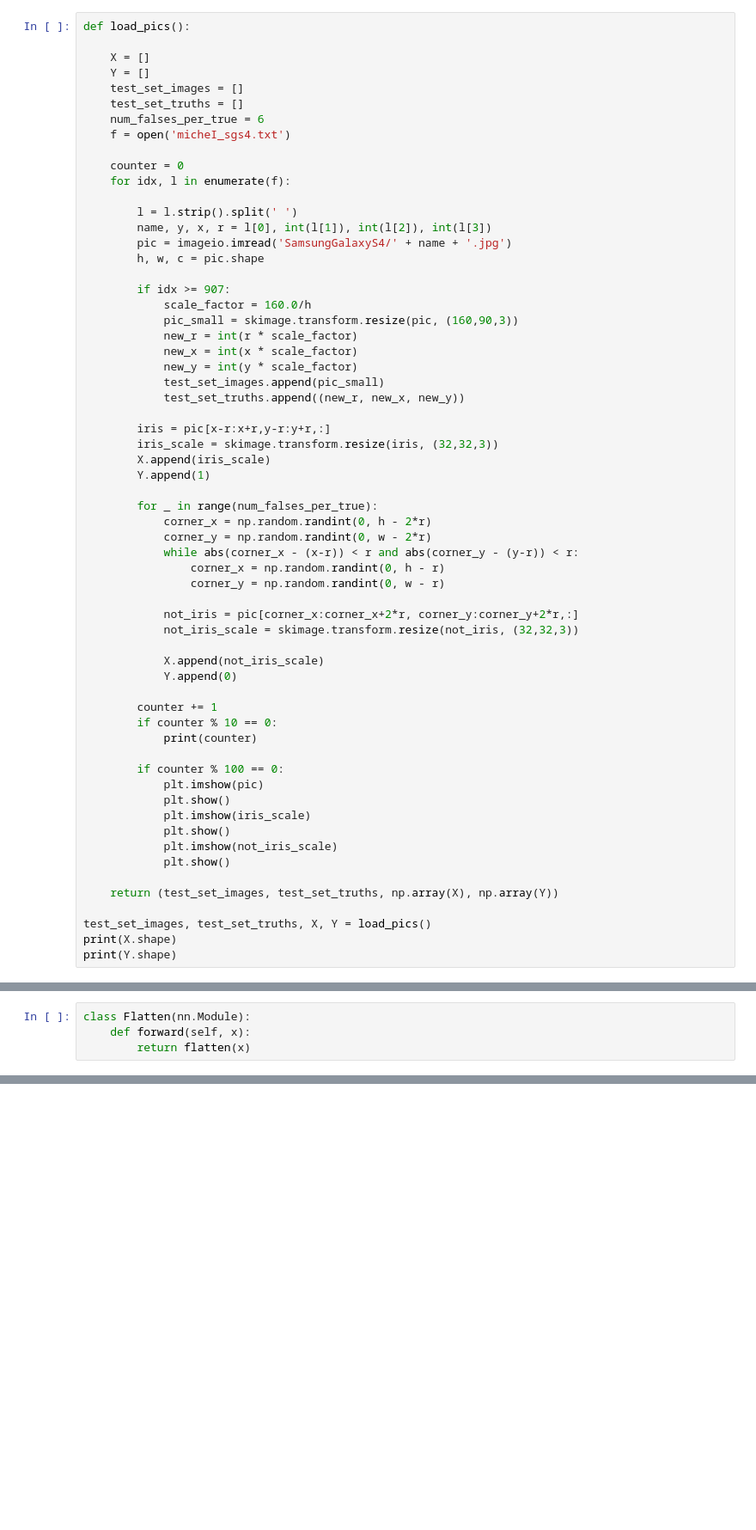
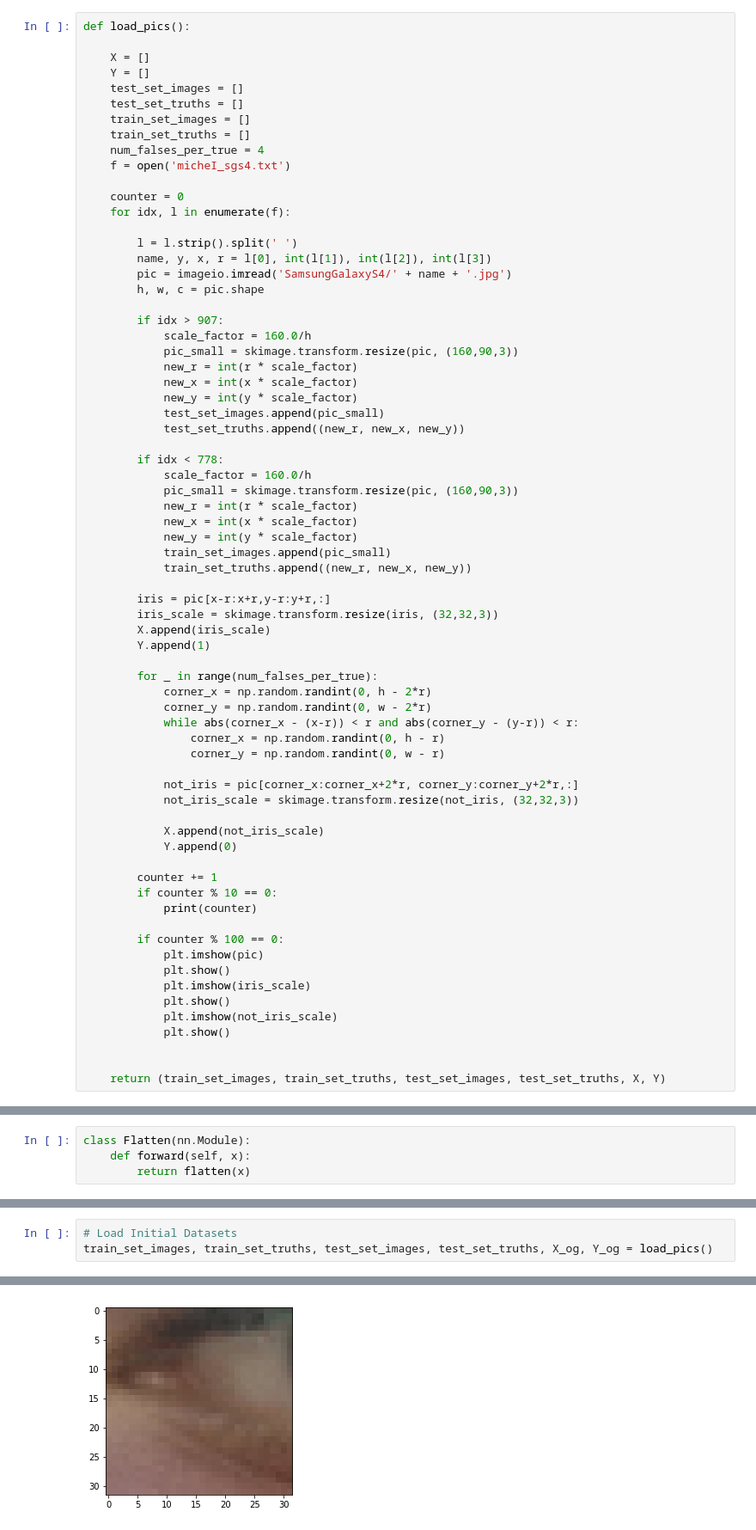
Before and after one commit to jamessye/iris_detector, a Jupyter notebook: Iris Binary Classifier.ipynb, the cells around one changed output, grey strips where cells are left out. Shown at 86% size. Drawn from its saved outputs; the diff is of its cells as text; blank space fills up the shorter version.

```diff
--- a/Iris Binary Classifier.ipynb
+++ b/Iris Binary Classifier.ipynb
@@ -38,7 +40,9 @@ def load_pics():
     Y = []
     test_set_images = []
     test_set_truths = []
-    num_falses_per_true = 6
+    train_set_images = []
+    train_set_truths = []
+    num_falses_per_true = 4
     f = open('micheI_sgs4.txt')
 
     counter = 0
@@ -49,7 +53,7 @@ def load_pics():
         pic = imageio.imread('SamsungGalaxyS4/' + name + '.jpg')
         h, w, c = pic.shape
 
-        if idx >= 907:
+        if idx > 907:
             scale_factor = 160.0/h
             pic_small = skimage.transform.resize(pic, (160,90,3))
             new_r = int(r * scale_factor)
@@ -57,6 +61,15 @@ def load_pics():
             new_y = int(y * scale_factor)
             test_set_images.append(pic_small)
             test_set_truths.append((new_r, new_x, new_y))
+
+        if idx < 778:
+            scale_factor = 160.0/h
+            pic_small = skimage.transform.resize(pic, (160,90,3))
+            new_r = int(r * scale_factor)
+            new_x = int(x * scale_factor)
+            new_y = int(y * scale_factor)
+            train_set_images.append(pic_small)
+            train_set_truths.append((new_r, new_x, new_y))
 
         iris = pic[x-r:x+r,y-r:y+r,:]
         iris_scale = skimage.transform.resize(iris, (32,32,3))
@@ -88,8 +101,5 @@ def load_pics():
             plt.imshow(not_iris_scale)
             plt.show()
 
-    return (test_set_images, test_set_truths, np.array(X), np.array(Y))
 
-test_set_images, test_set_truths, X, Y = load_pics()
-print(X.shape)
-print(Y.shape)
+    return (train_set_images, train_set_truths, test_set_images, test_set_truths, X, Y)
@@ -361,0 +310,4 @@ plt.show()
+# %%
+# Load Initial Datasets
+train_set_images, train_set_truths, test_set_images, test_set_truths, X_og, Y_og = load_pics()
+# %% [output]
@@ -361,0 +326 @@ plt.show()
+[figure, added]
```
Also changed, not shown: parts of 17 cells of this notebook, 1 other file.
